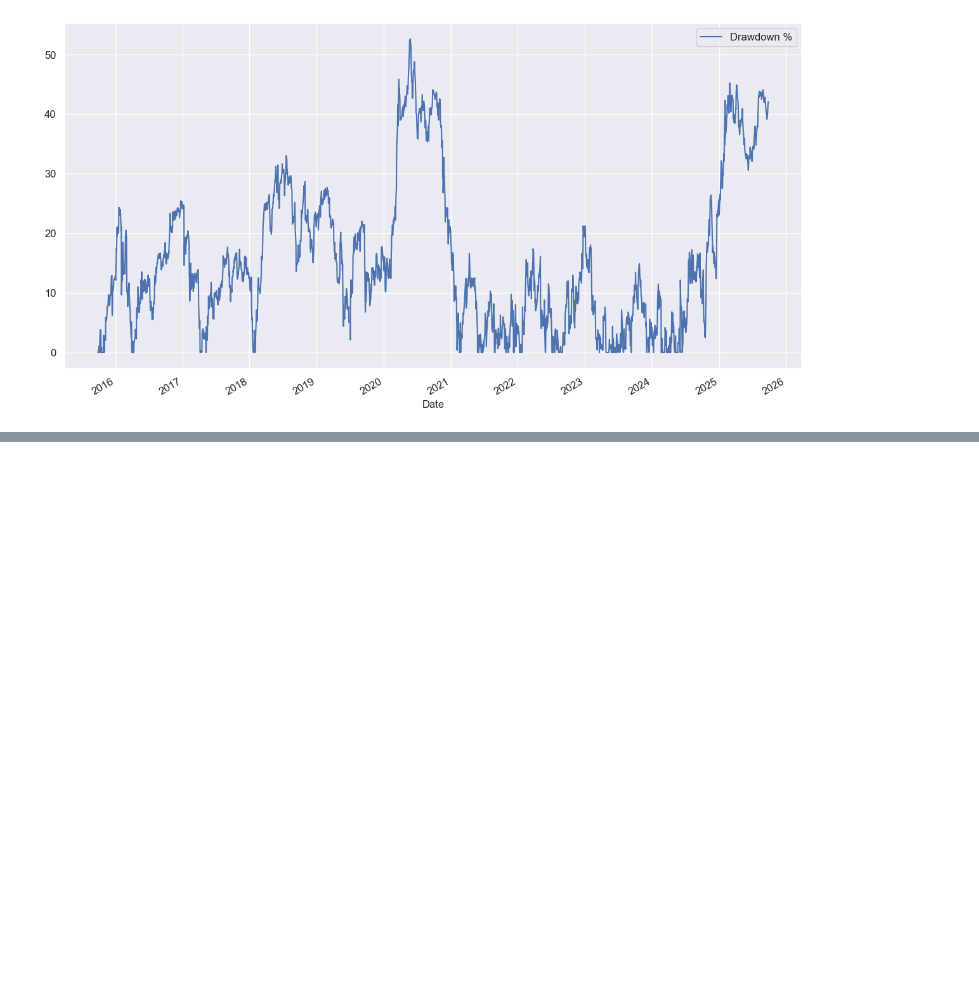
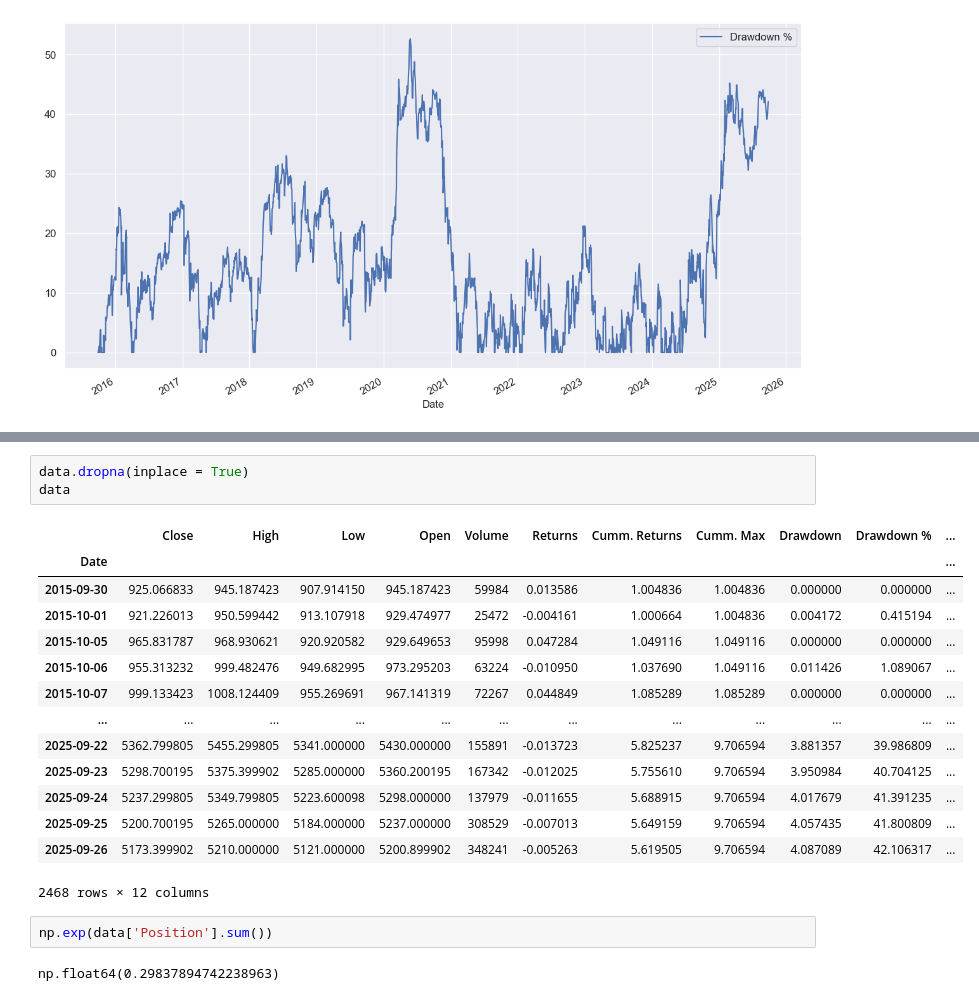
Before and after one commit to DivyanshGupta2006/Project-GreyMountain, a Jupyter notebook: notebooks/data_exploration.ipynb, the cells around one changed output, grey strips where cells are left out. Saved outputs shown, nothing was run; the diff lists cells and outputs as text; blank space fills up the shorter version.

```diff
--- a/notebooks/data_exploration.ipynb
+++ b/notebooks/data_exploration.ipynb
@@ -285,0 +322,22 @@ plot_df(data.loc[:, ['Drawdown %']])
+# %%
+data.dropna(inplace = True)
+data
+# %% [output]
+|  | Close | High | Low | Open | Volume | Returns | Cumm. Returns | Cumm. Max | Drawdown | Drawdown % | ... |
+| Date |  |  |  |  |  |  |  |  |  |  | ... |
+| 2015-09-30 | 925.066833 | 945.187423 | 907.914150 | 945.187423 | 59984 | 0.013586 | 1.004836 | 1.004836 | 0.000000 | 0.000000 | ... |
+| 2015-10-01 | 921.226013 | 950.599442 | 913.107918 | 929.474977 | 25472 | -0.004161 | 1.000664 | 1.004836 | 0.004172 | 0.415194 | ... |
+| 2015-10-05 | 965.831787 | 968.930621 | 920.920582 | 929.649653 | 95998 | 0.047284 | 1.049116 | 1.049116 | 0.000000 | 0.000000 | ... |
+| 2015-10-06 | 955.313232 | 999.482476 | 949.682995 | 973.295203 | 63224 | -0.010950 | 1.037690 | 1.049116 | 0.011426 | 1.089067 | ... |
+| 2015-10-07 | 999.133423 | 1008.124409 | 955.269691 | 967.141319 | 72267 | 0.044849 | 1.085289 | 1.085289 | 0.000000 | 0.000000 | ... |
+| ... | ... | ... | ... | ... | ... | ... | ... | ... | ... | ... | ... |
+| 2025-09-22 | 5362.799805 | 5455.299805 | 5341.000000 | 5430.000000 | 155891 | -0.013723 | 5.825237 | 9.706594 | 3.881357 | 39.986809 | ... |
+| 2025-09-23 | 5298.700195 | 5375.399902 | 5285.000000 | 5360.200195 | 167342 | -0.012025 | 5.755610 | 9.706594 | 3.950984 | 40.704125 | ... |
+| 2025-09-24 | 5237.299805 | 5349.799805 | 5223.600098 | 5298.000000 | 137979 | -0.011655 | 5.688915 | 9.706594 | 4.017679 | 41.391235 | ... |
+| 2025-09-25 | 5200.700195 | 5265.000000 | 5184.000000 | 5237.000000 | 308529 | -0.007013 | 5.649159 | 9.706594 | 4.057435 | 41.800809 | ... |
+| 2025-09-26 | 5173.399902 | 5210.000000 | 5121.000000 | 5200.899902 | 348241 | -0.005263 | 5.619505 | 9.706594 | 4.087089 | 42.106317 | ... |
+2468 rows × 12 columns
+# %%
+np.exp(data['Position'].sum())
+# %% [output]
+np.float64(0.29837894742238963)
```
Also changed, not shown: parts of 3 cells of this notebook, 9 other files.
